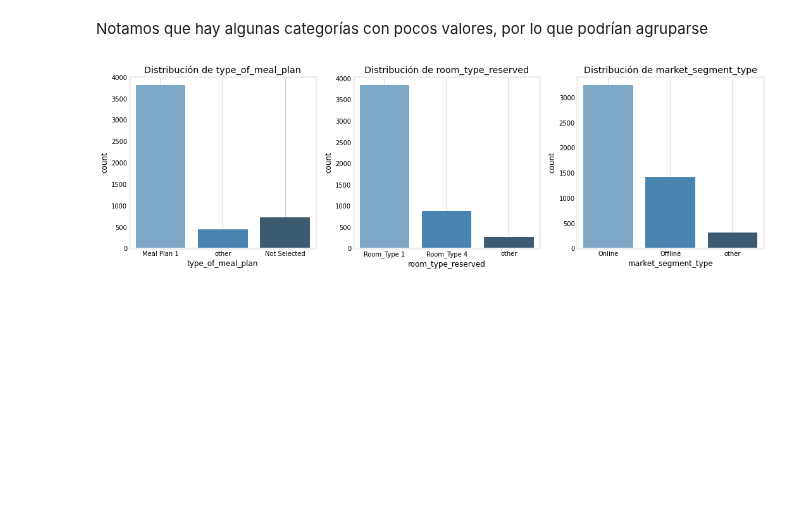
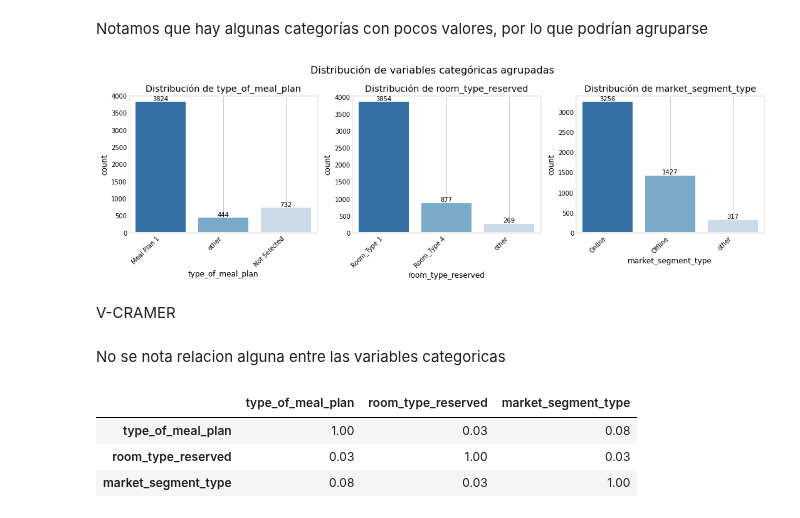
Before and after one commit to DenisTros/Hotel_Reservations, a Jupyter notebook: notebooks/Tarea.ipynb, the cells around one changed output. Drawn from its saved outputs; the diff is of its cells as text; code cells hidden in the pictures; blank space fills up the shorter version.

```diff
--- a/notebooks/Tarea.ipynb
+++ b/notebooks/Tarea.ipynb
@@ -188,22 +199,28 @@ for col in cat_cols:
 # %% [markdown]
 Notamos que hay algunas categorías con pocos valores, por lo que podrían agruparse
-# %%
-df_sample['room_type_reserved']=[x if x in ['Room_Type 1','Room_Type 4'] else 'other' for x in df_sample.room_type_reserved]
-# %%
-df_sample['type_of_meal_plan']=[x if x in ['Meal Plan 1','Not Selected'] else 'other' for x in df_sample.type_of_meal_plan]
-# %%
-df_sample['market_segment_type']=[x if x in ['Offline','Online'] else 'other' for x in df_sample.market_segment_type]
+# %%
+df_sample = agrupar_categoricas(df_sample)
 # %%
 cat_cols = list(df_sample.select_dtypes(include='O').iloc[:,:3].columns)
 
-fig, axes = plt.subplots(ncols=len(cat_cols), figsize=(16,5))
+num_rows = 1
+num_cols = len(cat_cols)
+
+fig, axes = plt.subplots(num_rows, num_cols, figsize=(15, 5))
+
+fig.suptitle("Distribución de variables categóricas agrupadas", fontsize=16)
 
 for i, col in enumerate(cat_cols):
-    sns.countplot(data=df_sample, x=col, ax=axes[i], palette = 'Blues_d')
-    axes[i].grid(b=None)
-    axes[i].set_facecolor('white')
-    axes[i].set_title(f'Distribución de {col}')
+    ax = sns.countplot(data=df_sample, x=col, palette='Blues_r', ax=axes[i])
+    ax.grid(b=None)
+    ax.set_facecolor('white')
+    ax.set_title(f'Distribución de {col}')
+    ax.bar_label(ax.containers[0])
+    ax.set_xticklabels(ax.get_xticklabels(), rotation=45, horizontalalignment='right')
 
+plt.tight_layout()
 plt.show()
 # %% [output]
-[figure, old version]
+[figure, new version]
+# %% [markdown]
+V-CRAMER
@@ -209,0 +245,19 @@ plt.show()
+# %% [markdown]
+No se nota relacion alguna entre las variables categoricas
+# %%
+from sklearn import preprocessing
+from scipy import stats
+
+label_encoder = preprocessing.LabelEncoder()
+data_encoded = pd.DataFrame()
+
+for var in cat_cols:
+    data_encoded[var] = label_encoder.fit_transform(df_sample[var])
+
+cramers_df = get_cramers_df(data_encoded)
+cramers_df
+# %% [output]
+|  | type_of_meal_plan | room_type_reserved | market_segment_type |
+| type_of_meal_plan | 1.00 | 0.03 | 0.08 |
+| room_type_reserved | 0.03 | 1.00 | 0.03 |
+| market_segment_type | 0.08 | 0.03 | 1.00 |
```
Also changed, not shown: parts of 24 cells of this notebook, 2 other files.
